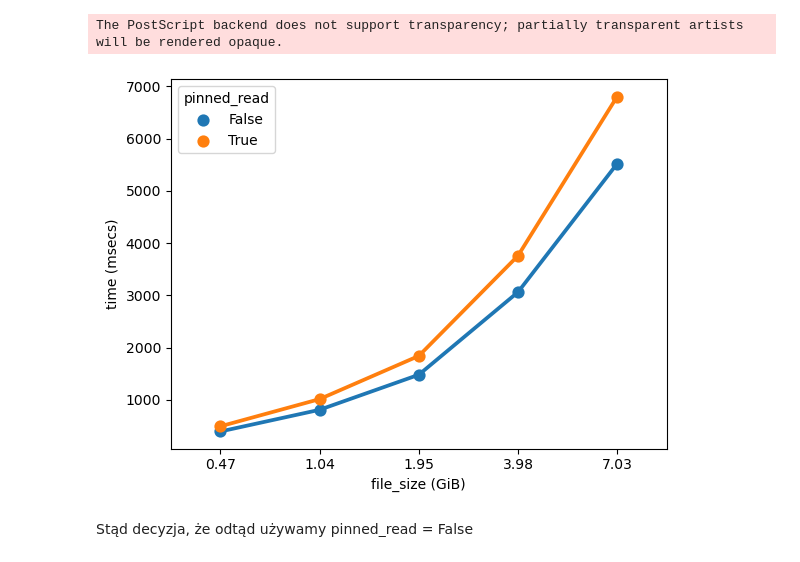
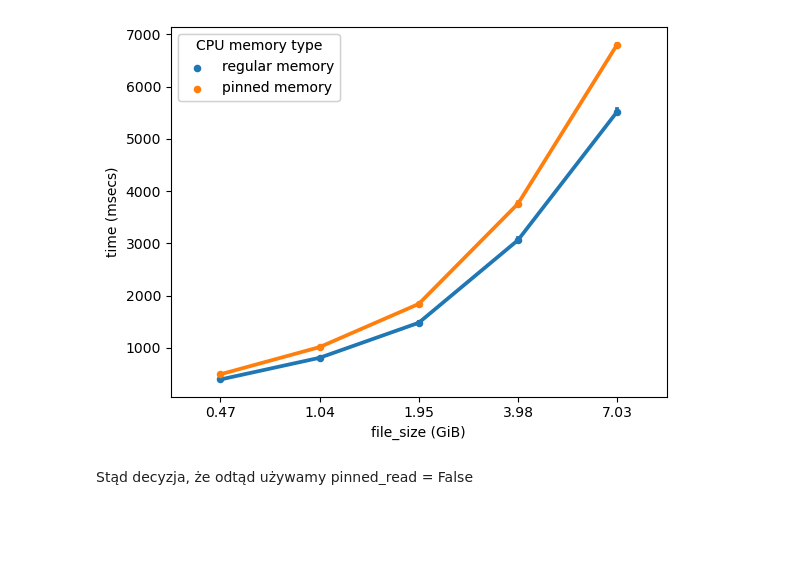
Before and after one commit to wesolowskip/mgr, a Jupyter notebook: 2_metajsonparser/results-analysis.ipynb, the cells around one changed output. Saved outputs shown, nothing was run; the diff lists cells and outputs as text; code cells hidden in the pictures; blank space fills up the shorter version.

```diff
--- a/2_metajsonparser/results-analysis.ipynb
+++ b/2_metajsonparser/results-analysis.ipynb
@@ -46,11 +68,11 @@ g = sns.pointplot(
     data=measurements_df[measurements_df["force_host_read"]],
     x="file_size (GiB)",
     y="reading_speed (GiB/sec)",
-    hue="pinned_read",
+    hue="CPU memory type",
     palette=sns.color_palette(n_colors=2),
     errorbar="se"
 )
 g.set_xticks(g.get_xticks(), labels=['{:.2f}'.format(float(t.get_text())) for t in g.get_xticklabels()])
-plt.savefig(f"img/pinned-read-reading-speed.eps", format="eps", bbox_inches='tight')
+plt.savefig(f"img/pinned-read-reading-speed.pdf", format="pdf", bbox_inches='tight')
 plt.show()
 # %% [output]
@@ -59,18 +99,43 @@ The PostScript backend does not support transparency; partially transparent arti
 # %%
-g = sns.pointplot(
+fig, ax = plt.subplots()
+sns.pointplot(
     data=measurements_df[measurements_df["force_host_read"]],
     x="file_size (GiB)",
     y="time (msecs)",
-    hue="pinned_read",
+    hue="CPU memory type",
     palette=sns.color_palette(n_colors=2),
-    errorbar="se"
+    errorbar="se",
+    ax=ax,
+    linestyles="solid",
+    markers=".",
+#     color="lib"
 )
-g.set_xticks(g.get_xticks(), labels=['{:.2f}'.format(float(t.get_text())) for t in g.get_xticklabels()])
-plt.savefig(f"img/pinned-read-took.eps", format="eps", bbox_inches='tight')
+
+# sns.pointplot(
+#     data=measurements_cudf_df[measurements_cudf_df["force_host_read"]],
+#     x="file_size (GiB)",
+#     y="time (msecs)",
+# #     hue="CPU memory type",
+
+#     errorbar="se",
+#     ax=ax,
+#     linestyles="dotted",
+#     markers=".",
+#     color="k"
+# #     color="lib"
+# )
+
+
+
+
+leg = ax.get_legend()
+# ax.legend([l1, l2], ["metajsonparser", "cudf"], loc=4)
+ax.set_xticks(g.get_xticks(), labels=['{:.2f}'.format(float(t.get_text())) for t in g.get_xticklabels()])
+plt.gca().add_artist(leg)
+plt.savefig(f"img/pinned-read-took.pdf", format="pdf", bbox_inches='tight')
 plt.show()
 # %% [output]
-The PostScript backend does not support transparency; partially transparent artists will be rendered opaque.
-[figure, old version]
+[figure, new version]
 # %% [markdown]
 Stąd decyzja, że odtąd używamy pinned_read = False
 # %% [markdown]
```
Also changed, not shown: parts of 19 cells of this notebook, 3 other files.
